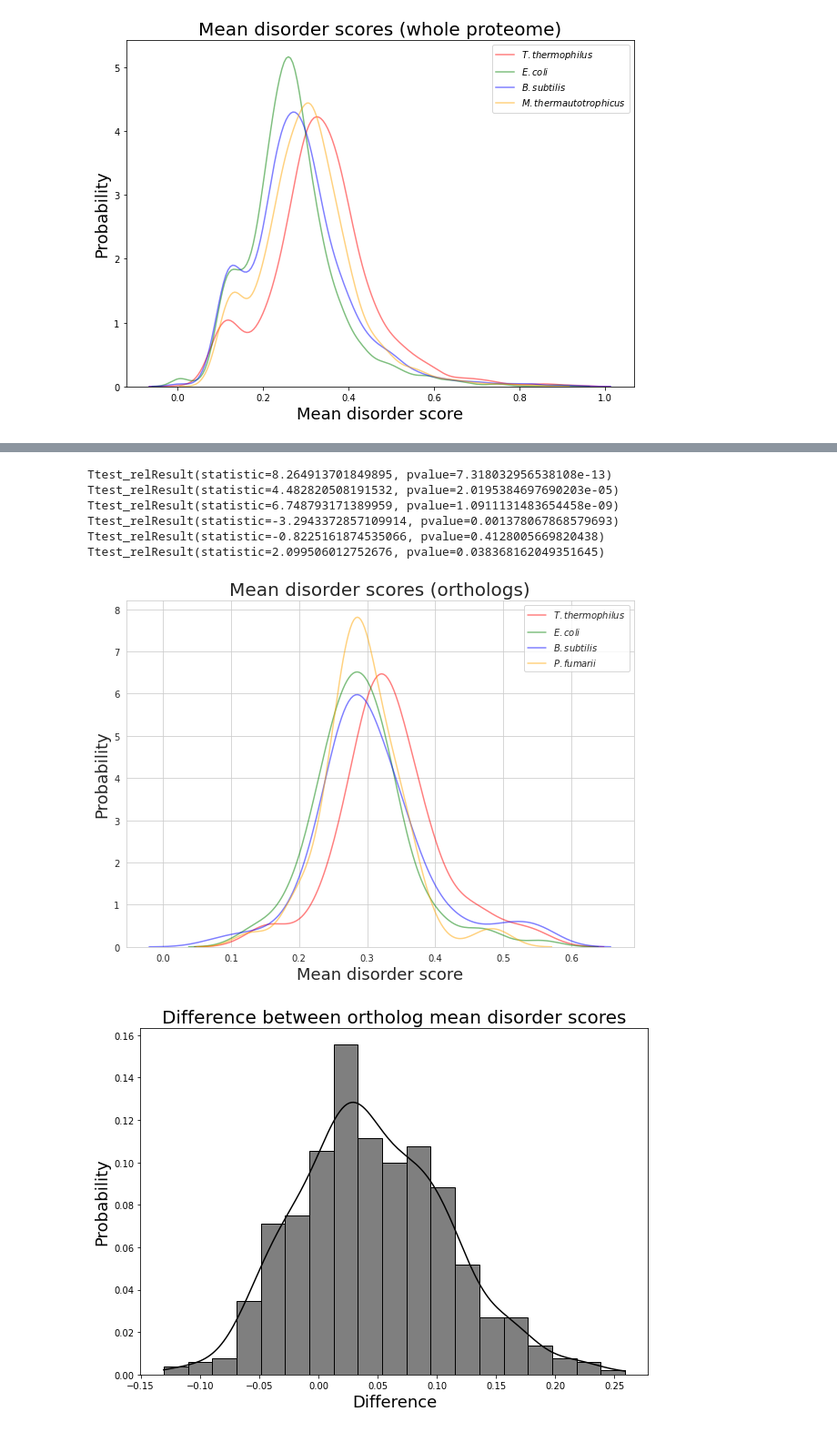
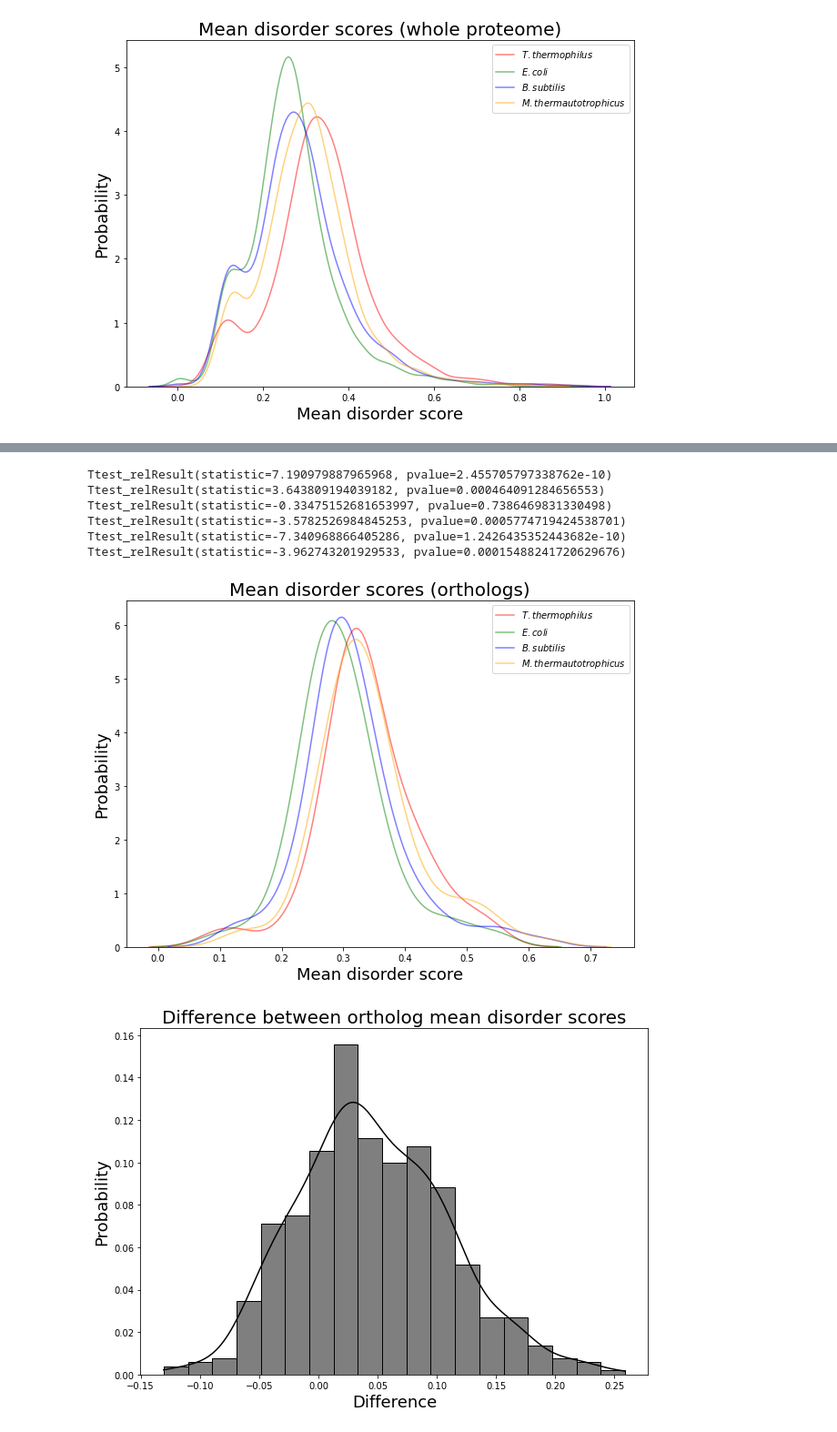
Before and after one commit to alibekk93/IDP_analysis, a Jupyter notebook: IDP_analysis.ipynb, the cells around one changed output, grey strips where cells are left out. Shown at 91% size. Drawn from its saved outputs; the diff is of its cells as text; code cells hidden in the pictures.

```diff
--- a/IDP_analysis.ipynb
+++ b/IDP_analysis.ipynb
@@ -1099,24 +1005,24 @@ TT_BS_OMA.drop('OMA_group', axis='columns', inplace=True)
 TT_BS_OMA.reset_index(inplace=True, drop=True)
 # %%
 # load the raw dataframe
-TT_PF_OMA = pd.read_csv('/content/IDP_analysis/datafiles/omabrowser_TT_PF.tsv', sep='\t', header=None)
-TT_PF_OMA.columns = ['TT', 'PF', 'type', 'OMA_group']
+TT_MT_OMA = pd.read_csv('/content/IDP_analysis/datafiles/omabrowser_TT_MT.tsv', sep='\t', header=None)
+TT_MT_OMA.columns = ['TT', 'MT', 'type', 'OMA_group']
 
 # remove extra symbols
-TT_PF_OMA.TT = TT_PF_OMA.TT.str.replace('_THET8', '')
-TT_PF_OMA.PF = TT_PF_OMA.PF.str.replace('_PYRF1', '')
+TT_MT_OMA.TT = TT_MT_OMA.TT.str.replace('_THET8', '')
+TT_MT_OMA.PF = TT_MT_OMA.MT.str.replace('_METTH', '')
 
 # keep only 1:1 type
-TT_PF_OMA = TT_PF_OMA[TT_PF_OMA['type'] == '1:1']
+TT_MT_OMA = TT_MT_OMA[TT_MT_OMA['type'] == '1:1']
 
 # drop OMA_group column
-TT_PF_OMA.drop('OMA_group', axis='columns', inplace=True)
+TT_MT_OMA.drop('OMA_group', axis='columns', inplace=True)
 
 # reset index
-TT_PF_OMA.reset_index(inplace=True, drop=True)
+TT_MT_OMA.reset_index(inplace=True, drop=True)
 # %% [markdown]
 We can now combine these dataframes with inner merge to only get orthologs which are present in all proteomes
 # %%
 TT_EC_BS_OMA = pd.merge(left=TT_EC_OMA, right=TT_BS_OMA, on='TT', how='inner')
-TT_EC_BS_PF_OMA = pd.merge(left=TT_EC_BS_OMA, right=TT_PF_OMA, on='TT', how='inner')
-TT_EC_BS_PF_OMA = TT_EC_BS_PF_OMA[['TT', 'EC', 'BS', 'PF']]
+TT_EC_BS_MT_OMA = pd.merge(left=TT_EC_BS_OMA, right=TT_MT_OMA, on='TT', how='inner')
+TT_EC_BS_MT_OMA = TT_EC_BS_MT_OMA[['TT', 'EC', 'BS', 'MT']]
@@ -1143,10 +1049,10 @@ Now we can use the OmaBrowser pairs for 1:1 comparison between all species' prot
 EC_proteome_merge = EC_proteome.add_prefix('EC_')
 TT_proteome_merge = TT_proteome.add_prefix('TT_')
 BS_proteome_merge = BS_proteome.add_prefix('BS_')
-PF_proteome_merge = PF_proteome.add_prefix('PF_')
+MT_proteome_merge = MT_proteome.add_prefix('MT_')
 
 # first merge: EC_proteome_merge + TT_EC_BS_PF_OMA
-IDP_pairs = pd.merge(left=EC_proteome_merge, right=TT_EC_BS_PF_OMA, left_on='EC_ID', right_on='EC', how='inner')
+IDP_pairs = pd.merge(left=EC_proteome_merge, right=TT_EC_BS_MT_OMA, left_on='EC_ID', right_on='EC', how='inner')
 
 # remove the extra EC column
 IDP_pairs.drop(['EC'], axis='columns', inplace=True)
@@ -1163,11 +1069,11 @@ IDP_pairs = pd.merge(left=BS_proteome_merge, right=IDP_pairs, left_on='BS_ID', r
 # remove the extra BS column
 IDP_pairs.drop(['BS'], axis='columns', inplace=True)
 
-# fourth merge: add PF_proteome data
-IDP_pairs = pd.merge(left=PF_proteome_merge, right=IDP_pairs, left_on='PF_ID', right_on='PF', how='inner')
+# fourth merge: add MT_proteome data
+IDP_pairs = pd.merge(left=MT_proteome_merge, right=IDP_pairs, left_on='MT_ID', right_on='MT', how='inner')
 
-# remove the extra PF column
-IDP_pairs.drop(['PF'], axis='columns', inplace=True)
+# remove the extra MT column
+IDP_pairs.drop(['MT'], axis='columns', inplace=True)
 # %%
 IDP_pairs.head(3)
 # %% [output]
@@ -1367,44 +1259,40 @@ WilcoxonResult(statistic=2283.0, pvalue=0.6135871269893515)
 # %%
 fig, ax = plt.subplots(figsize=(10,7))
 
 df = pd.DataFrame({'TT':IDP_pairs.TT_disorder_mean,
                    'EC':IDP_pairs.EC_disorder_mean,
                    'BS':IDP_pairs.BS_disorder_mean,
-                   'PF':IDP_pairs.PF_disorder_mean,})
+                   'MT':IDP_pairs.MT_disorder_mean,})
 
 sns.kdeplot(df.TT, color='red', alpha=0.5, label='$\\it{}$'.format('T. thermophilus'), ax=ax)
 sns.kdeplot(df.EC, color='green', alpha=0.5, label='$\\it{}$'.format('E. coli'), ax=ax)
 sns.kdeplot(df.BS, color='blue', alpha=0.5, label='$\\it{}$'.format('B. subtilis'), ax=ax)
-sns.kdeplot(df.PF, color='orange', alpha=0.5, label='$\\it{}$'.format('P. fumarii'), ax=ax)
-# sns.histplot(df.TT, color='red', kde=True, alpha=0.5, stat='probability', label='$\\it{}$'.format('T. thermophilus'), ax=ax)
-# sns.histplot(df.EC, color='green', kde=True, alpha=0.5, stat='probability', label='$\\it{}$'.format('E. coli'), ax=ax)
-# sns.histplot(df.BS, color='blue', kde=True, alpha=0.5, stat='probability', label='$\\it{}$'.format('B. subtilis'), ax=ax)
-# sns.histplot(df.PF, color='orange', kde=True, alpha=0.5, stat='probability', label='$\\it{}$'.format('P. fumarii'), ax=ax)
+sns.kdeplot(df.MT, color='orange', alpha=0.5, label='$\\it{}$'.format('M. thermautotrophicus'), ax=ax)
 ax.set_title('Mean disorder scores (orthologs)', fontsize=20)
 ax.set_ylabel('Probability', fontsize=18)
 ax.set_xlabel('Mean disorder score', fontsize=18)
 ax.legend()
 
 # print(mannwhitneyu(df.TT.dropna(), df.EC.dropna(), alternative='greater'))
 # print(wilcoxon(df.TT.dropna(), df.EC.dropna(), alternative='greater'))
 # print(ttest_ind(df.TT, df.EC, nan_policy='omit'))
 print(ttest_rel(df.TT, df.EC, nan_policy='omit'))
 print(ttest_rel(df.TT, df.BS, nan_policy='omit'))
-print(ttest_rel(df.TT, df.PF, nan_policy='omit'))
+print(ttest_rel(df.TT, df.MT, nan_policy='omit'))
 print(ttest_rel(df.EC, df.BS, nan_policy='omit'))
-print(ttest_rel(df.EC, df.PF, nan_policy='omit'))
-print(ttest_rel(df.BS, df.PF, nan_policy='omit'))
+print(ttest_rel(df.EC, df.MT, nan_policy='omit'))
+print(ttest_rel(df.BS, df.MT, nan_policy='omit'))
 
 fig.show()
 fig.savefig('Mean disorder scores (orthologs).svg')
 # %% [output]
-Ttest_relResult(statistic=8.264913701849895, pvalue=7.318032956538108e-13)
-Ttest_relResult(statistic=4.482820508191532, pvalue=2.0195384697690203e-05)
-Ttest_relResult(statistic=6.748793171389959, pvalue=1.0911131483654458e-09)
-Ttest_relResult(statistic=-3.2943372857109914, pvalue=0.001378067868579693)
-Ttest_relResult(statistic=-0.8225161874535066, pvalue=0.4128005669820438)
-Ttest_relResult(statistic=2.099506012752676, pvalue=0.038368162049351645)
+Ttest_relResult(statistic=7.190979887965968, pvalue=2.455705797338762e-10)
+Ttest_relResult(statistic=3.643809194039182, pvalue=0.000464091284656553)
+Ttest_relResult(statistic=-0.33475152681653997, pvalue=0.7386469831330498)
+Ttest_relResult(statistic=-3.5782526984845253, pvalue=0.0005774719424538701)
+Ttest_relResult(statistic=-7.340968866405286, pvalue=1.2426435352443682e-10)
+Ttest_relResult(statistic=-3.962743201929533, pvalue=0.00015488241720629676)
-[figure, old version]
+[figure, new version]
 # %%
 fig, ax = plt.subplots(figsize=(10,7))
 
```
Also changed, not shown: parts of 23 cells of this notebook.
